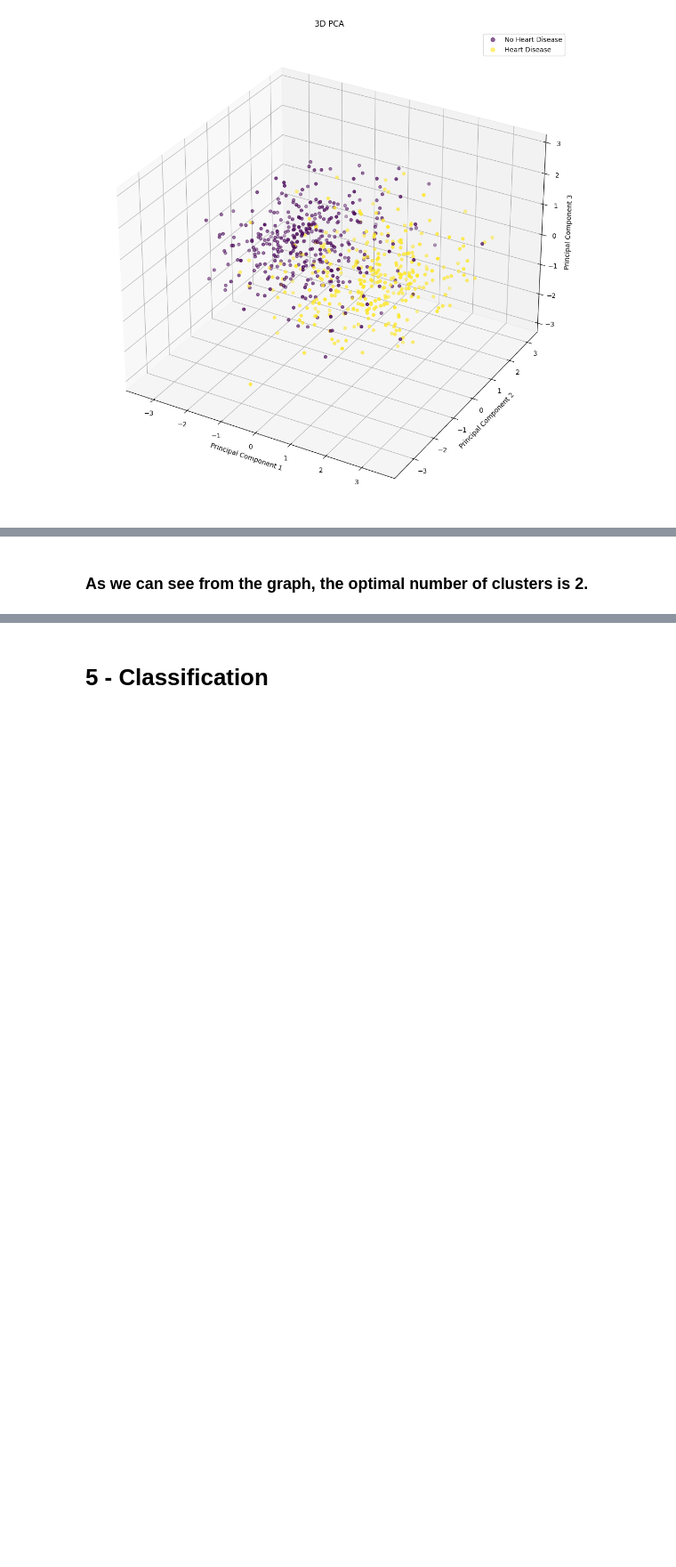
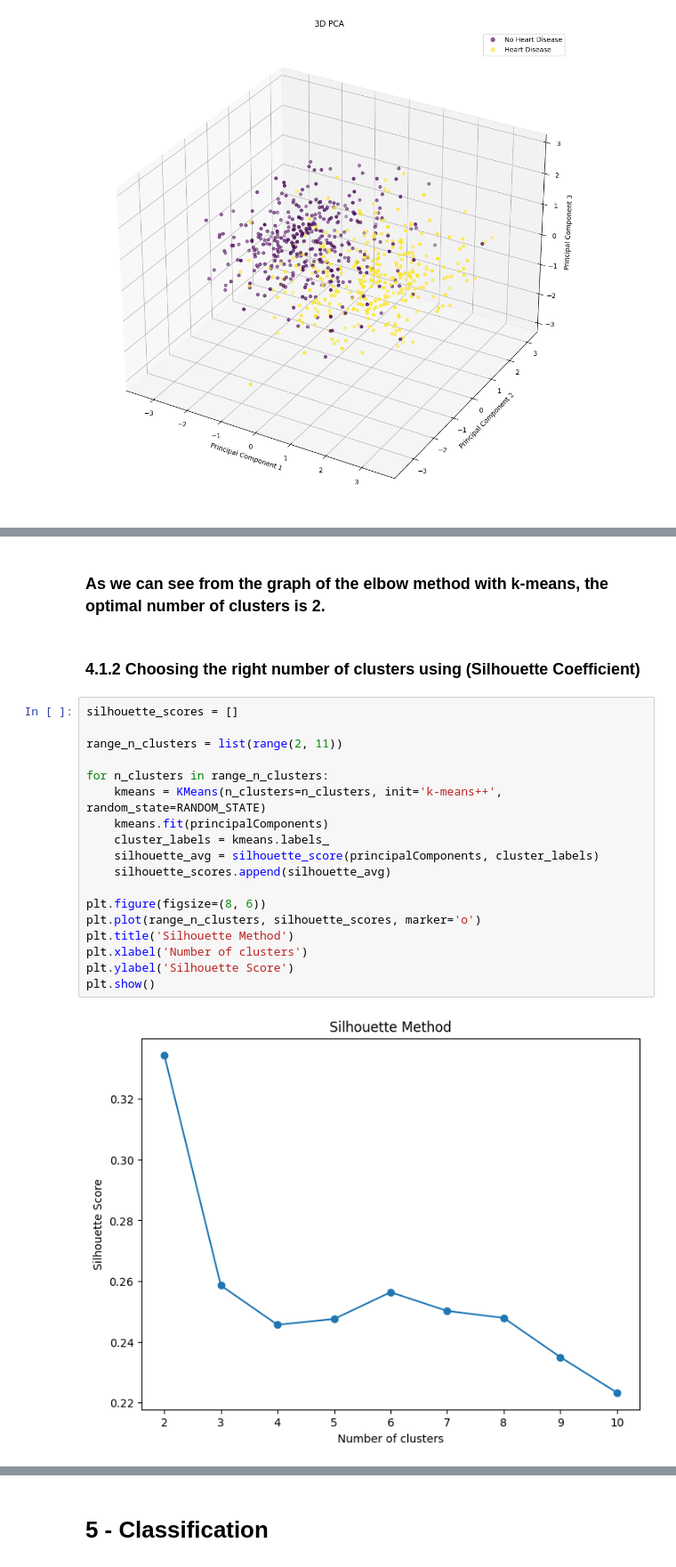
Before and after one commit to hosain-ghoraba/Heart-Disease-detection, a Jupyter notebook: Heart_Failure_Prediction.ipynb, the cells around one changed output, grey strips where cells are left out. Shown at 89% size. Drawn from its saved outputs; the diff is of its cells as text; blank space fills up the shorter version.

```diff
--- a/Heart_Failure_Prediction.ipynb
+++ b/Heart_Failure_Prediction.ipynb
@@ -475,2 +463,24 @@ plt.show()
 # %% [markdown]
-<h3> As we can see from the graph, the optimal number of clusters is 2. </h3>
+<h3> As we can see from the graph of the elbow method with k-means, the optimal number of clusters is 2. </h3>
+# %% [markdown]
+<h3> 4.1.2 Choosing the right number of clusters using (Silhouette Coefficient) </h3>
+# %%
+silhouette_scores = []
+
+range_n_clusters = list(range(2, 11))
+
+for n_clusters in range_n_clusters:
+    kmeans = KMeans(n_clusters=n_clusters, init='k-means++', random_state=RANDOM_STATE)
+    kmeans.fit(principalComponents)
+    cluster_labels = kmeans.labels_
+    silhouette_avg = silhouette_score(principalComponents, cluster_labels)
+    silhouette_scores.append(silhouette_avg)
+
+plt.figure(figsize=(8, 6))
+plt.plot(range_n_clusters, silhouette_scores, marker='o')
+plt.title('Silhouette Method')
+plt.xlabel('Number of clusters')
+plt.ylabel('Silhouette Score')
+plt.show()
+# %% [output]
+[figure, added]
```
Also changed, not shown: parts of 23 cells of this notebook.
